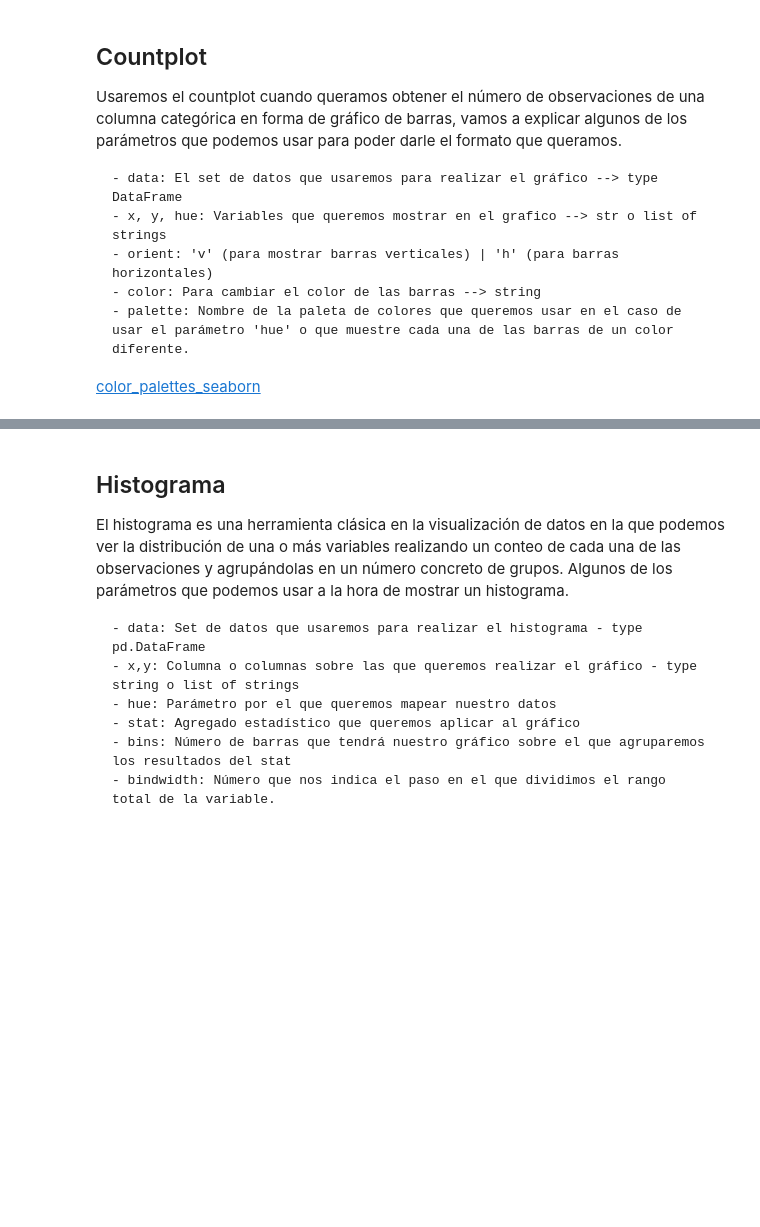
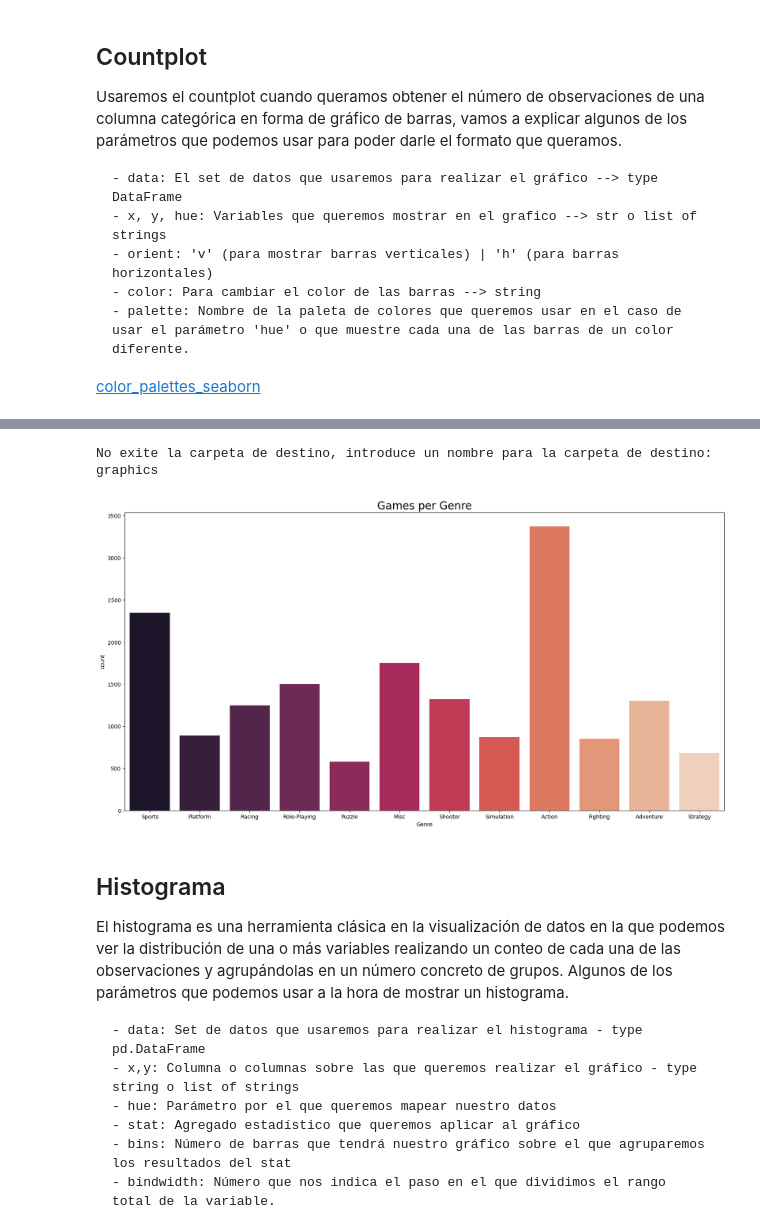
Before and after one commit to paulaanb/Apuntes-de-Clase, a Jupyter notebook: Apuntes Clase/Week_4/Day_1/4.1.1 - Matplotlib & Seaborn.ipynb, the cells around one changed output, grey strips where cells are left out. Drawn from its saved outputs; the diff is of its cells as text; code cells hidden in the pictures; blank space fills up the shorter version.

```diff
--- a/Apuntes Clase/Week_4/Day_1/4.1.1 - Matplotlib & Seaborn.ipynb
+++ b/Apuntes Clase/Week_4/Day_1/4.1.1 - Matplotlib & Seaborn.ipynb
@@ -53,6 +53,6 @@ import seaborn as sns
 # Establecemos ciertos parámetros por defecto de nuestros gráficos
 plt.rcParams['figure.figsize']=(20, 10)  # tamaño por defecto para los plots
 # %%
-df = pd.read_csv('../../../data/video_games_sales.csv')
+df = pd.read_csv('../../../data/video_games_sales.csv', )
 
 df.head()
@@ -121,5 +178,6 @@ sns.countplot(data=df, x='Genre', palette='rocket');
 # %%
-def print_countplot(data:pd.DataFrame, x:str, palette:str=None, title:str=None, save:bool = False,ax:int=None,)->None:
+def print_countplot(data:pd.DataFrame, x:str, palette:str=None,
+                    title:str=None, save:bool = False,ax:int=None,)->None:
 
     '''
         Función que devuelve un countplot de los datos que recibe
@@ -153,7 +211,10 @@ def print_countplot(data:pd.DataFrame, x:str, palette:str=None, title:str=None,
 
     plt.show();
 # %%
-print_countplot(df, 'Genre', 'rocket', 'Games per Genre')
+print_countplot(df, 'Genre', 'rocket', 'Games per Genre', save=True)
+# %% [output]
+No exite la carpeta de destino, introduce un nombre para la carpeta de destino:  graphics
+[figure, added]
 # %% [markdown]
 ## Histograma
 
```
Also changed, not shown: parts of 35 cells of this notebook, 10 other files.
